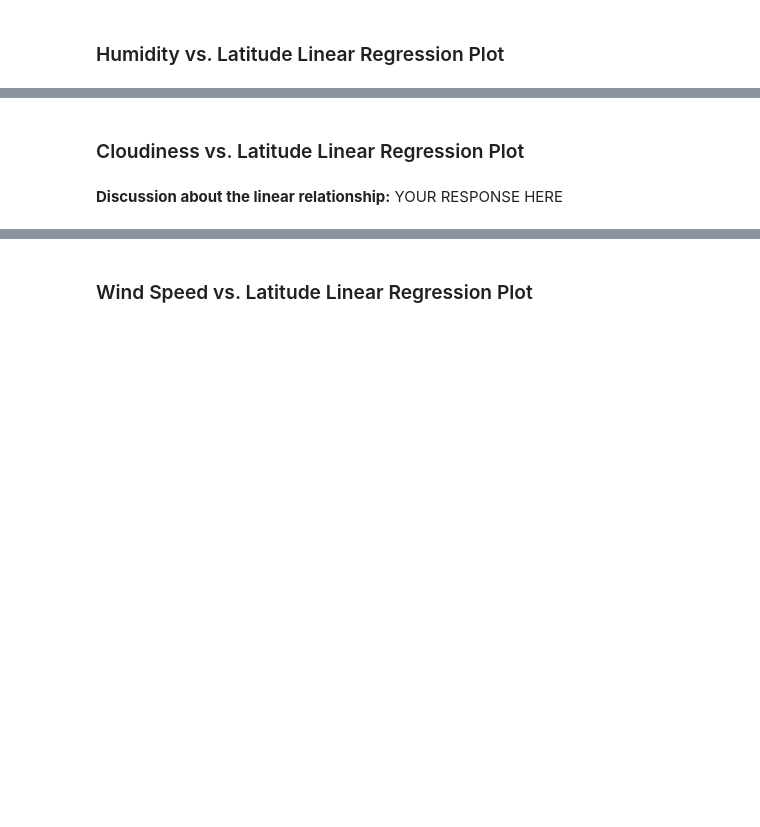
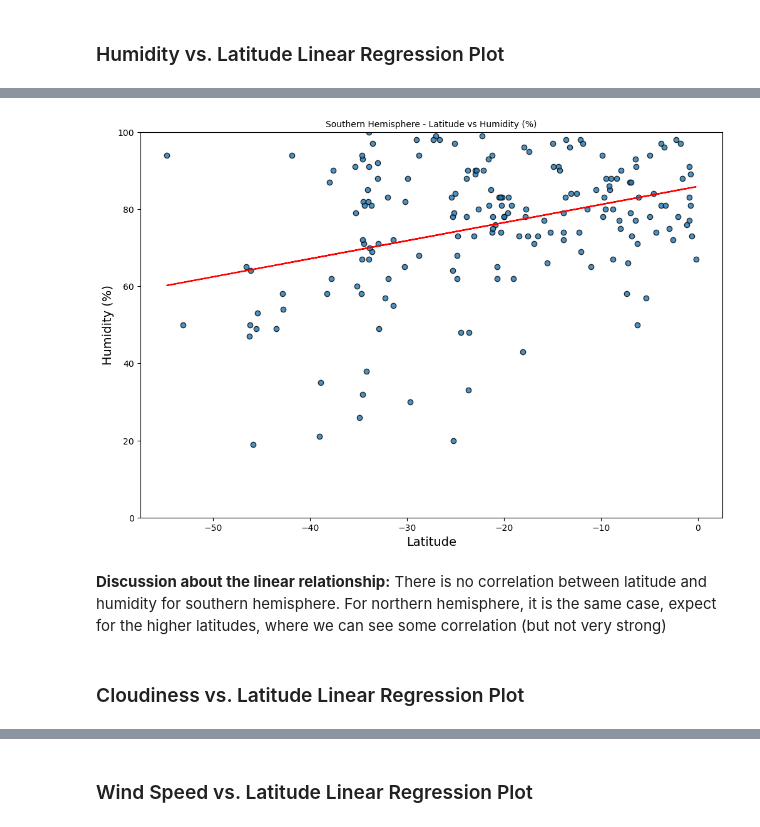
Before and after one commit to sonila15/python-api-challenge, a Jupyter notebook: WeatherPy/WeatherPy.ipynb, the cells around one changed output, grey strips where cells are left out. Drawn from its saved outputs; the diff is of its cells as text; code cells hidden in the pictures; blank space fills up the shorter version.

```diff
--- a/WeatherPy/WeatherPy.ipynb
+++ b/WeatherPy/WeatherPy.ipynb
@@ -351,2 +380,13 @@ southern_hemi_df.head()
+# %%
+# Southern Hemisphere
+x_values = southern_hemi_df['Lat']
+y_values = southern_hemi_df['Humidity']
+plot_linear_regression(x_values, y_values, "Latitude", "Humidity (%)", "Southern",(50, 50), 100)
+plt.savefig("./output_data/southern_hem_linear_lat_vs_humudity.png", bbox_inches="tight")
+plt.show()
+# %% [output]
+[figure, added]
+# %% [markdown]
+**Discussion about the linear relationship:** There is no correlation between latitude and humidity for southern hemisphere. For northern hemisphere, it is the same case, expect for the higher latitudes, where we can see some correlation (but not very strong)
 # %% [markdown]
 ### Cloudiness vs. Latitude Linear Regression Plot
@@ -359,2 +392,0 @@ southern_hemi_df.head()
-# %% [markdown]
-**Discussion about the linear relationship:** YOUR RESPONSE HERE
```
Also changed, not shown: parts of 32 cells of this notebook, 14 other files.
